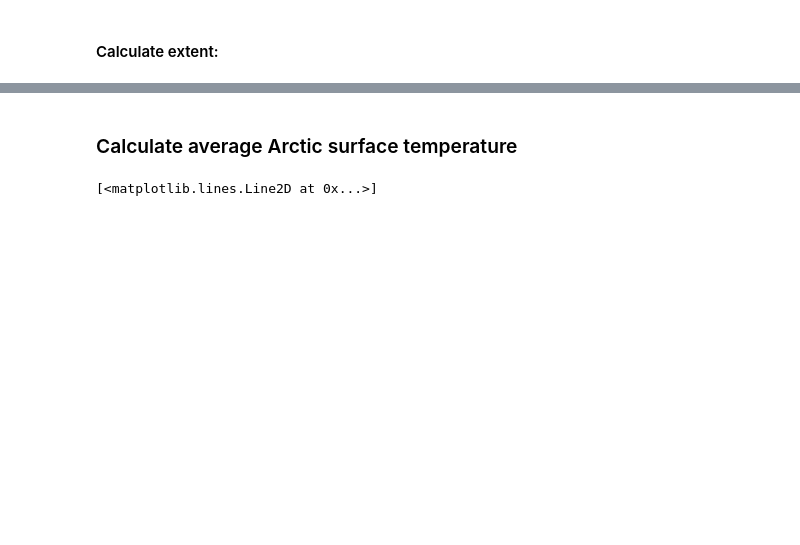
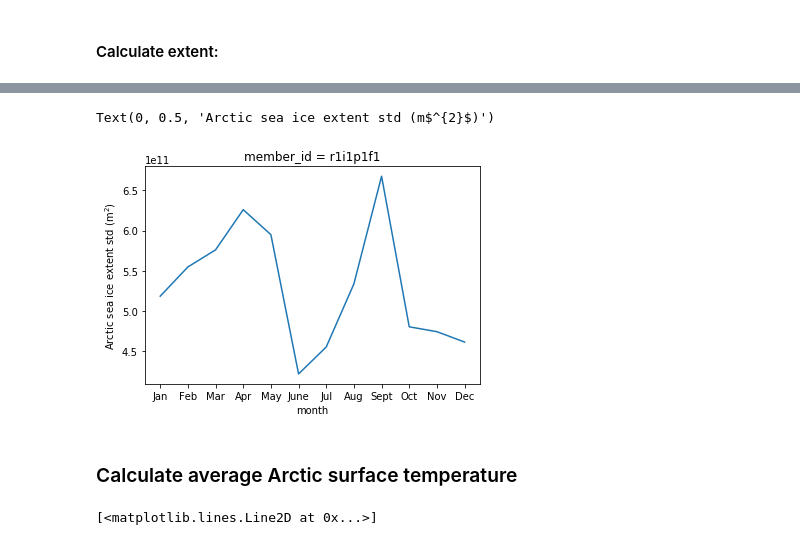
Before and after one commit to smithmadisonm/cmip6-seaice-temp-sensitivity, a Jupyter notebook: notebooks/combined_notebook.ipynb, the cells around one changed output, grey strips where cells are left out. Cells and saved outputs as stored; diff of their text form; code cells hidden in the pictures; blank space fills up the shorter version.

```diff
--- a/notebooks/combined_notebook.ipynb
+++ b/notebooks/combined_notebook.ipynb
@@ -128,3 +128,12 @@ plt.legend()
+# %%
+#Plot std in each month (does this look right?)
+si_mon_std = ts_Arctic_extent.groupby('time.month').std()
+si_mon_std.plot()
+plt.xticks(np.arange(1,13,1), month_lab)
+plt.ylabel('Arctic sea ice extent std (m$^{2}$)')
+# %% [output]
+Text(0, 0.5, 'Arctic sea ice extent std (m$^{2}$)')
+[figure, added]
 # %% [markdown]
 ### Calculate average Arctic surface temperature
 # %%
```
Also changed, not shown: parts of 19 cells of this notebook.
